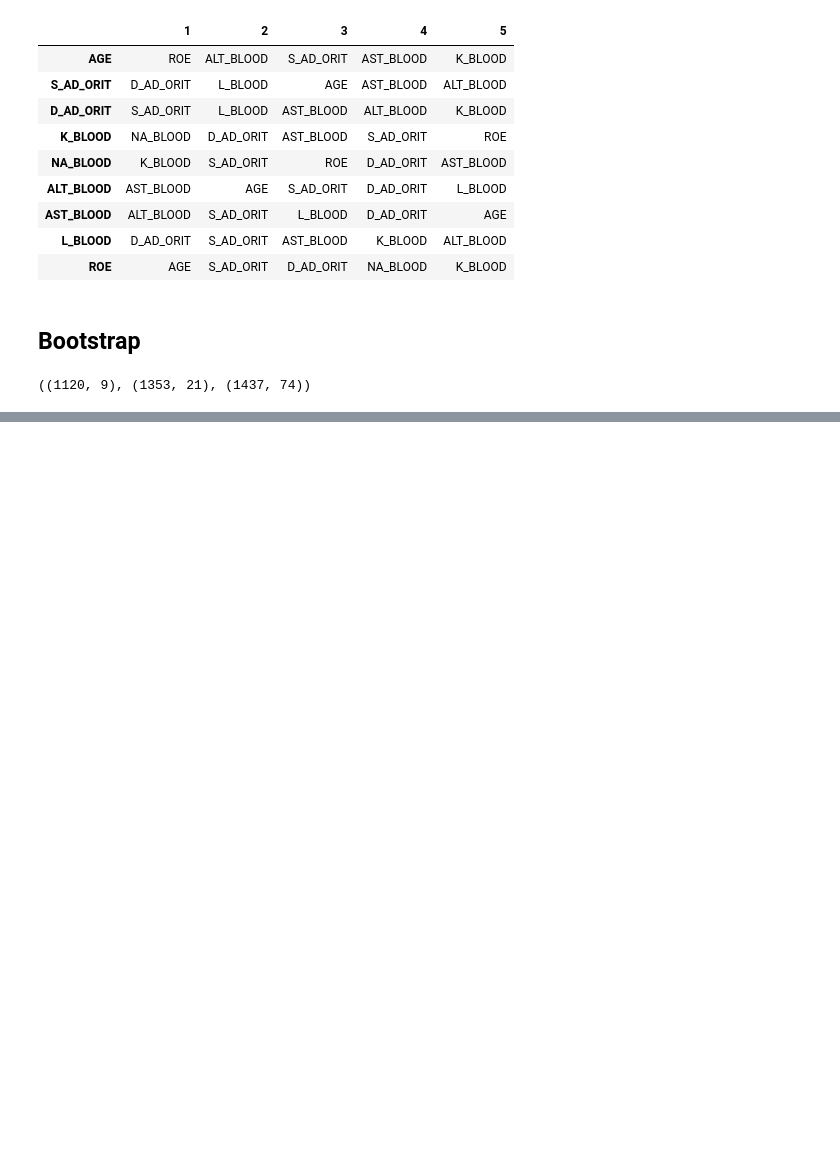
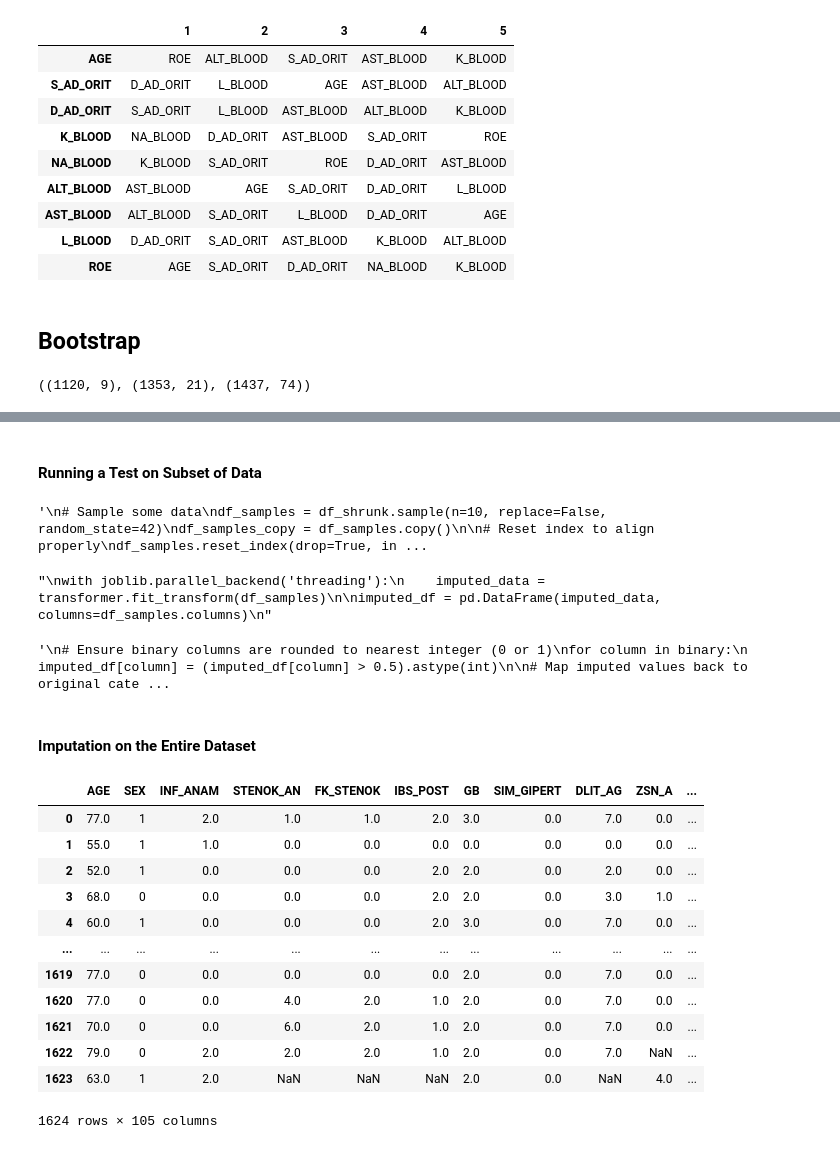
Before and after one commit to manishr03/sta141c, a Jupyter notebook: final_project.ipynb, the cells around one changed output, grey strips where cells are left out. Drawn from its saved outputs; the diff is of its cells as text; code cells hidden in the pictures; blank space fills up the shorter version.

```diff
--- a/final_project.ipynb
+++ b/final_project.ipynb
@@ -221,0 +324,73 @@ Columns (Python-Indexed):
+# %% [markdown]
+#### Running a Test on Subset of Data
+# %%
+"""
+# Sample some data
+df_samples = df_shrunk.sample(n=10, replace=False, random_state=42)
+df_samples_copy = df_samples.copy()
+
+# Reset index to align properly
+df_samples.reset_index(drop=True, inplace=True)
+
+# Create a mask for missing values
+mask = df_samples.isna()
+
+df_samples_copy
+"""
+# %% [output]
+'\n# Sample some data\ndf_samples = df_shrunk.sample(n=10, replace=False, random_state=42)\ndf_samples_copy = df_samples.copy()\n\n# Reset index to align properly\ndf_samples.reset_index(drop=True, in ...
+# %%
+"""
+with joblib.parallel_backend('threading'):
+    imputed_data = transformer.fit_transform(df_samples)
+
+imputed_df = pd.DataFrame(imputed_data, columns=df_samples.columns)
+"""
+# %% [output]
+"\nwith joblib.parallel_backend('threading'):\n    imputed_data = transformer.fit_transform(df_samples)\n\nimputed_df = pd.DataFrame(imputed_data, columns=df_samples.columns)\n"
+# %%
+"""
+# Ensure binary columns are rounded to nearest integer (0 or 1)
+for column in binary:
+    imputed_df[column] = (imputed_df[column] > 0.5).astype(int)
+
+# Map imputed values back to original categories for categorical columns
+for column in categorical:
+    categories = cat_mappings[column]
+    imputed_df[column] = imputed_df[column].round().astype(int)
+    imputed_df[column] = imputed_df[column].apply(lambda x: categories[x % len(categories)])
+
+# Copy only the imputed values back to the original DataFrame using the mask
+for column in df_samples.columns:
+    df_samples.loc[mask[column], column] = imputed_df.loc[mask[column], column]
+
+# Display the imputed DataFrame
+df_samples
+"""
+# %% [output]
+'\n# Ensure binary columns are rounded to nearest integer (0 or 1)\nfor column in binary:\n    imputed_df[column] = (imputed_df[column] > 0.5).astype(int)\n\n# Map imputed values back to original cate ...
+# %% [markdown]
+#### Imputation on the Entire Dataset
+# %%
+# Reset the index of df_shrunk to ensure alignment
+df_shrunk = df_shrunk.reset_index(drop=True)
+df_shrunk_copy = df_shrunk.copy()
+
+# Create a mask for missing values
+mask = df_shrunk.isna()
+
+df_shrunk_copy
+# %% [output]
+|  | AGE | SEX | INF_ANAM | STENOK_AN | FK_STENOK | IBS_POST | GB | SIM_GIPERT | DLIT_AG | ZSN_A | ... |
+| 0 | 77.0 | 1 | 2.0 | 1.0 | 1.0 | 2.0 | 3.0 | 0.0 | 7.0 | 0.0 | ... |
+| 1 | 55.0 | 1 | 1.0 | 0.0 | 0.0 | 0.0 | 0.0 | 0.0 | 0.0 | 0.0 | ... |
+| 2 | 52.0 | 1 | 0.0 | 0.0 | 0.0 | 2.0 | 2.0 | 0.0 | 2.0 | 0.0 | ... |
+| 3 | 68.0 | 0 | 0.0 | 0.0 | 0.0 | 2.0 | 2.0 | 0.0 | 3.0 | 1.0 | ... |
+| 4 | 60.0 | 1 | 0.0 | 0.0 | 0.0 | 2.0 | 3.0 | 0.0 | 7.0 | 0.0 | ... |
+| ... | ... | ... | ... | ... | ... | ... | ... | ... | ... | ... | ... |
+| 1619 | 77.0 | 0 | 0.0 | 0.0 | 0.0 | 0.0 | 2.0 | 0.0 | 7.0 | 0.0 | ... |
+| 1620 | 77.0 | 0 | 0.0 | 4.0 | 2.0 | 1.0 | 2.0 | 0.0 | 7.0 | 0.0 | ... |
+| 1621 | 70.0 | 0 | 0.0 | 6.0 | 2.0 | 1.0 | 2.0 | 0.0 | 7.0 | 0.0 | ... |
+| 1622 | 79.0 | 0 | 2.0 | 2.0 | 2.0 | 1.0 | 2.0 | 0.0 | 7.0 | NaN | ... |
+| 1623 | 63.0 | 1 | 2.0 | NaN | NaN | NaN | 2.0 | 0.0 | NaN | 4.0 | ... |
+1624 rows × 105 columns
```
Also changed, not shown: parts of 32 cells of this notebook, 1 other file.
